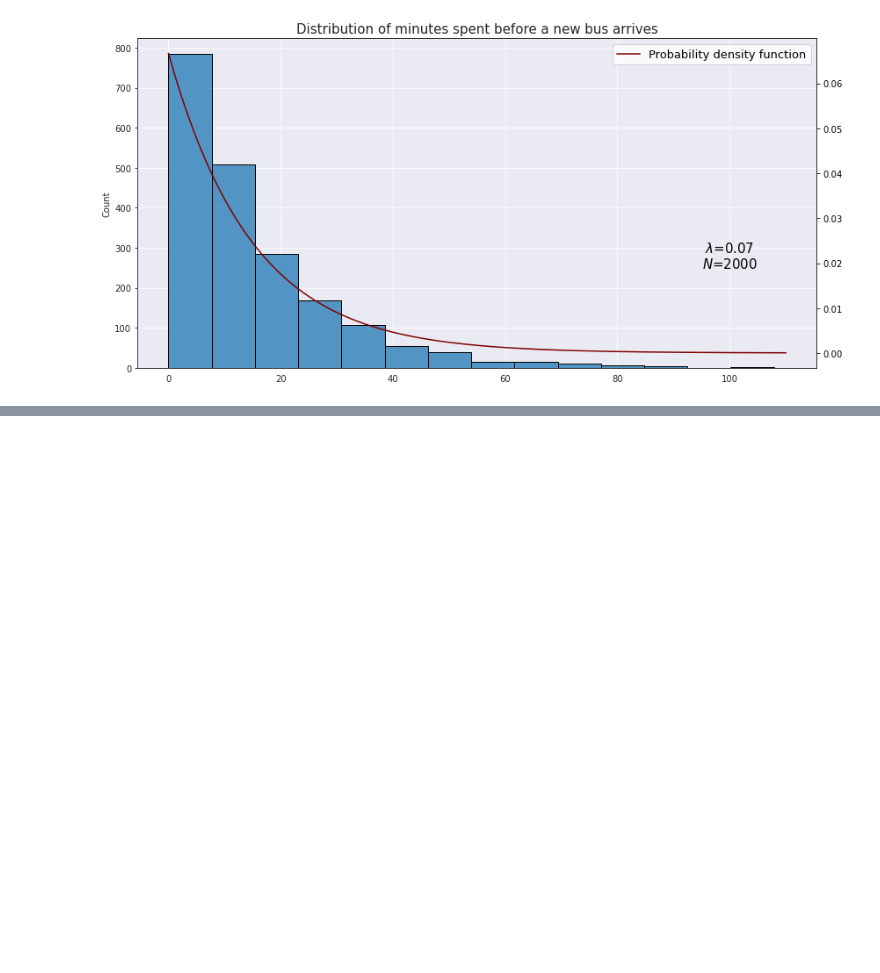
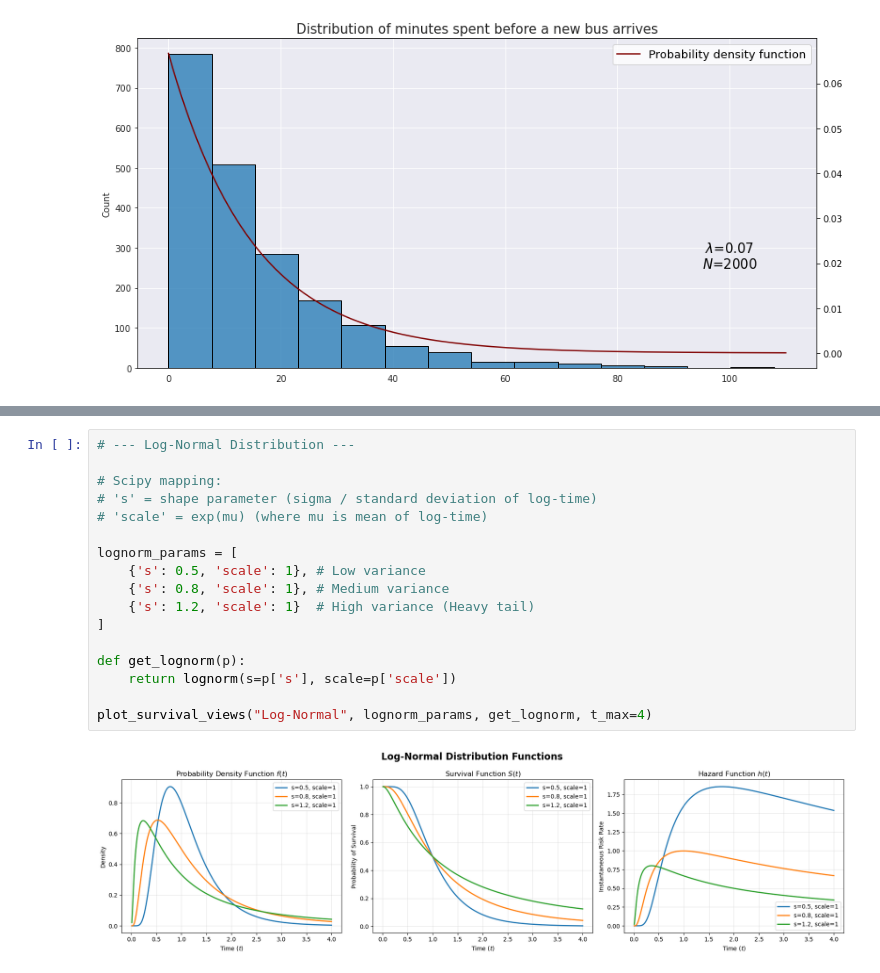
Before and after one commit to vzahorui/vzahorui.github.io, a Jupyter notebook: jupyter_notebooks/ditributions/plot_distributions.ipynb, the cells around one changed output, grey strips where cells are left out. Saved outputs shown, nothing was run; the diff lists cells and outputs as text; blank space fills up the shorter version.

```diff
--- a/jupyter_notebooks/ditributions/plot_distributions.ipynb
+++ b/jupyter_notebooks/ditributions/plot_distributions.ipynb
@@ -256,0 +328,19 @@ plt.savefig('../../assets/images/probability/exponential_distribution.png', bbox
+# %%
+# --- Log-Normal Distribution ---
+
+# Scipy mapping:
+# 's' = shape parameter (sigma / standard deviation of log-time)
+# 'scale' = exp(mu) (where mu is mean of log-time)
+
+lognorm_params = [
+    {'s': 0.5, 'scale': 1}, # Low variance
+    {'s': 0.8, 'scale': 1}, # Medium variance
+    {'s': 1.2, 'scale': 1}  # High variance (Heavy tail)
+]
+
+def get_lognorm(p):
+    return lognorm(s=p['s'], scale=p['scale'])
+
+plot_survival_views("Log-Normal", lognorm_params, get_lognorm, t_max=4)
+# %% [output]
+[figure, added]
```
Also changed, not shown: parts of 5 cells of this notebook, 4 other files.
